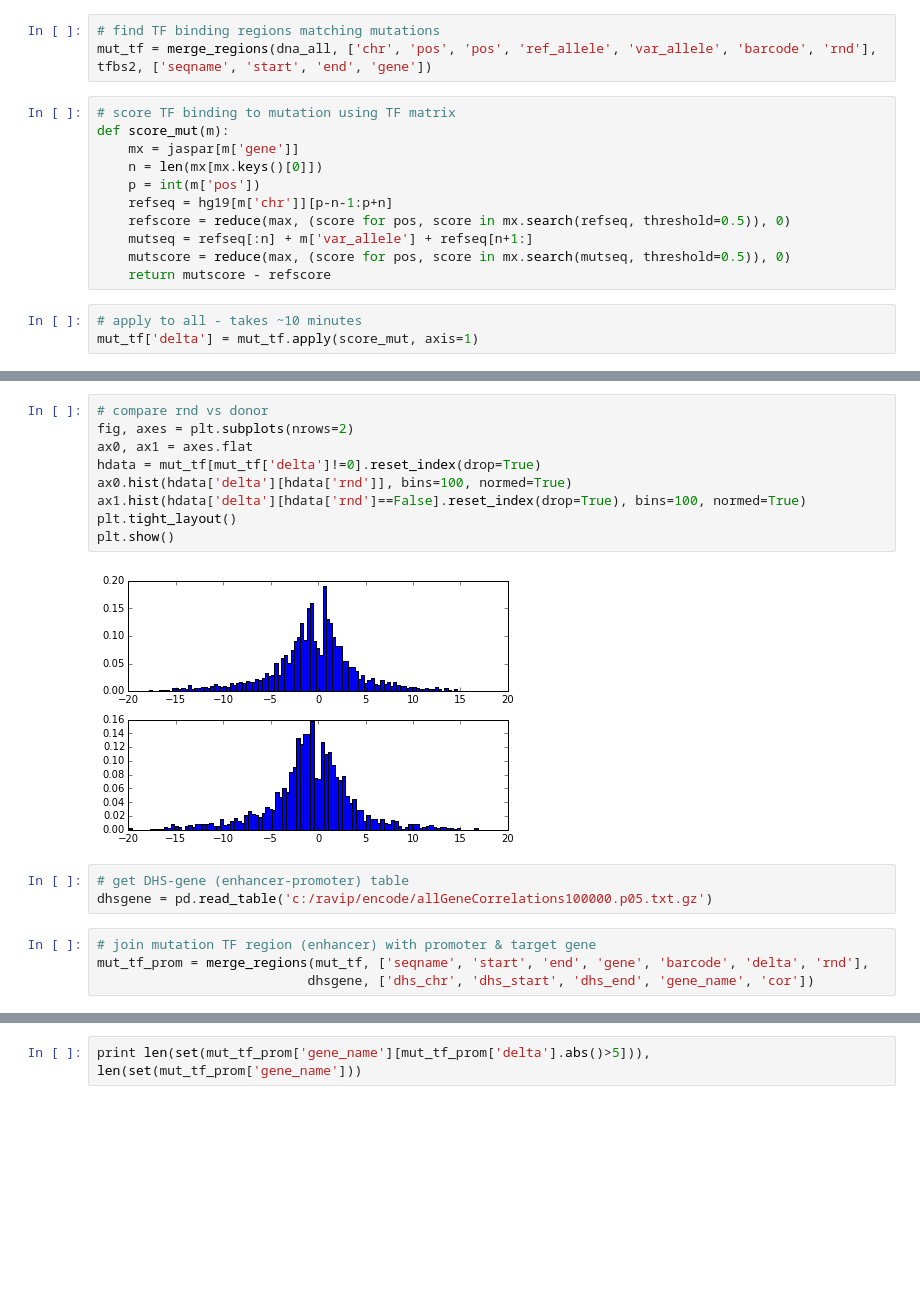
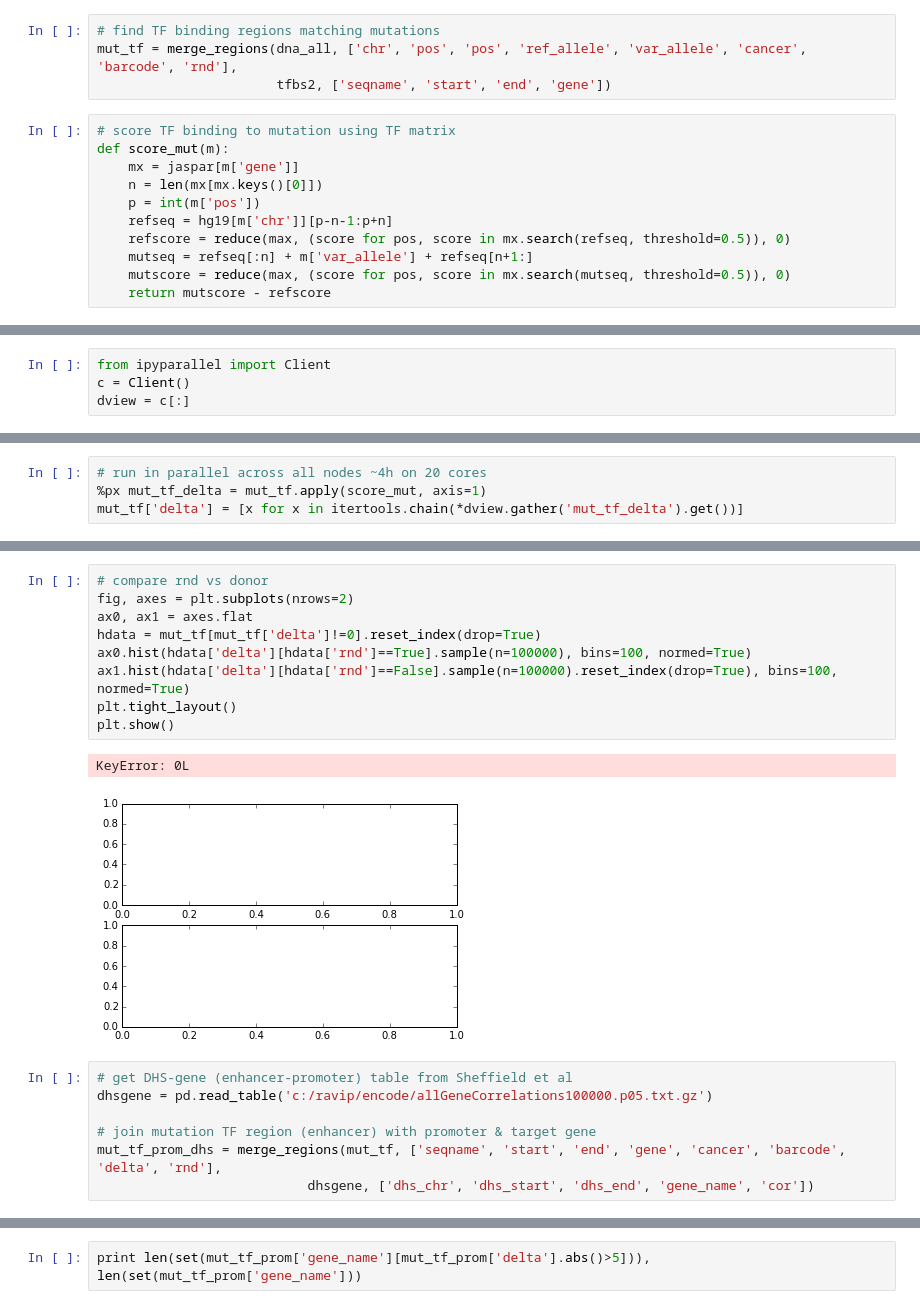
Before and after one commit to rnpandya/rstuff, a Jupyter notebook: regmut/regmut2.ipynb, the cells around one changed output, grey strips where cells are left out. Cells and saved outputs as stored; diff of their text form; blank space fills up the shorter version.

```diff
--- a/regmut/regmut2.ipynb
+++ b/regmut/regmut2.ipynb
@@ -64,7 +65,8 @@ def merge_regions(df1, cols1, df2, cols2):
     return result
 # %%
 # find TF binding regions matching mutations
-mut_tf = merge_regions(dna_all, ['chr', 'pos', 'pos', 'ref_allele', 'var_allele', 'barcode', 'rnd'], tfbs2, ['seqname', 'start', 'end', 'gene'])
+mut_tf = merge_regions(dna_all, ['chr', 'pos', 'pos', 'ref_allele', 'var_allele', 'cancer', 'barcode', 'rnd'],
+                       tfbs2, ['seqname', 'start', 'end', 'gene'])
 # %%
 # score TF binding to mutation using TF matrix
 def score_mut(m):
@@ -76,6 +78,3 @@ def score_mut(m):
     mutseq = refseq[:n] + m['var_allele'] + refseq[n+1:]
     mutscore = reduce(max, (score for pos, score in mx.search(mutseq, threshold=0.5)), 0)
     return mutscore - refscore
-# %%
-# apply to all - takes ~10 minutes
-mut_tf['delta'] = mut_tf.apply(score_mut, axis=1)
@@ -86,0 +81,4 @@ plt.show()
+# %%
+from ipyparallel import Client
+c = Client()
+dview = c[:]
@@ -86,0 +98,4 @@ plt.show()
+# %%
+# run in parallel across all nodes ~4h on 20 cores
+%px mut_tf_delta = mut_tf.apply(score_mut, axis=1)
+mut_tf['delta'] = [x for x in itertools.chain(*dview.gather('mut_tf_delta').get())]
@@ -87,18 +126,19 @@ plt.show()
 # %%
 # compare rnd vs donor
 fig, axes = plt.subplots(nrows=2)
 ax0, ax1 = axes.flat
 hdata = mut_tf[mut_tf['delta']!=0].reset_index(drop=True)
-ax0.hist(hdata['delta'][hdata['rnd']], bins=100, normed=True)
-ax1.hist(hdata['delta'][hdata['rnd']==False].reset_index(drop=True), bins=100, normed=True)
+ax0.hist(hdata['delta'][hdata['rnd']==True].sample(n=100000), bins=100, normed=True)
+ax1.hist(hdata['delta'][hdata['rnd']==False].sample(n=100000).reset_index(drop=True), bins=100, normed=True)
 plt.tight_layout()
 plt.show()
 # %% [output]
+KeyError: 0L
-[figure, old version]
+[figure, new version]
 # %%
-# get DHS-gene (enhancer-promoter) table
+# get DHS-gene (enhancer-promoter) table from Sheffield et al
 dhsgene = pd.read_table('c:/ravip/encode/allGeneCorrelations100000.p05.txt.gz')
+
+# join mutation TF region (enhancer) with promoter & target gene
+mut_tf_prom_dhs = merge_regions(mut_tf, ['seqname', 'start', 'end', 'gene', 'cancer', 'barcode', 'delta', 'rnd'],
+                           dhsgene, ['dhs_chr', 'dhs_start', 'dhs_end', 'gene_name', 'cor'])
-# %%
-# join mutation TF region (enhancer) with promoter & target gene
-mut_tf_prom = merge_regions(mut_tf, ['seqname', 'start', 'end', 'gene', 'barcode', 'delta', 'rnd'],
-                           dhsgene, ['dhs_chr', 'dhs_start', 'dhs_end', 'gene_name', 'cor'])
```
Also changed, not shown: parts of 20 cells of this notebook.
